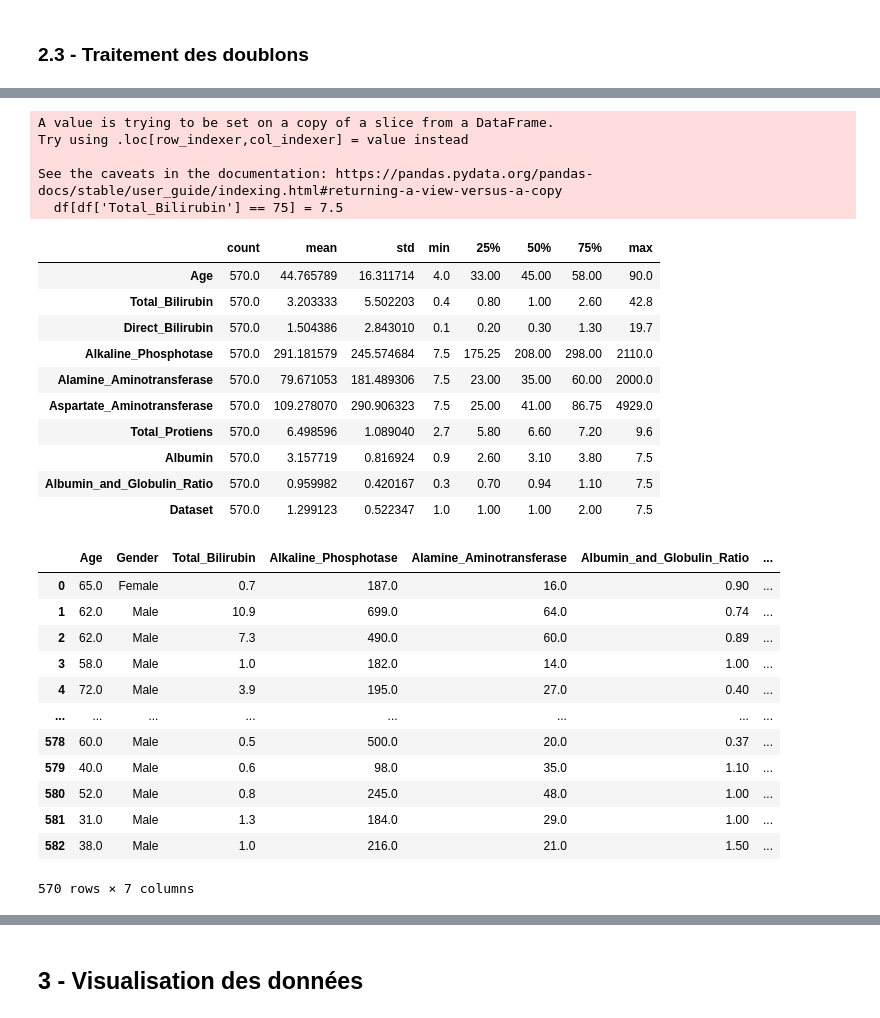
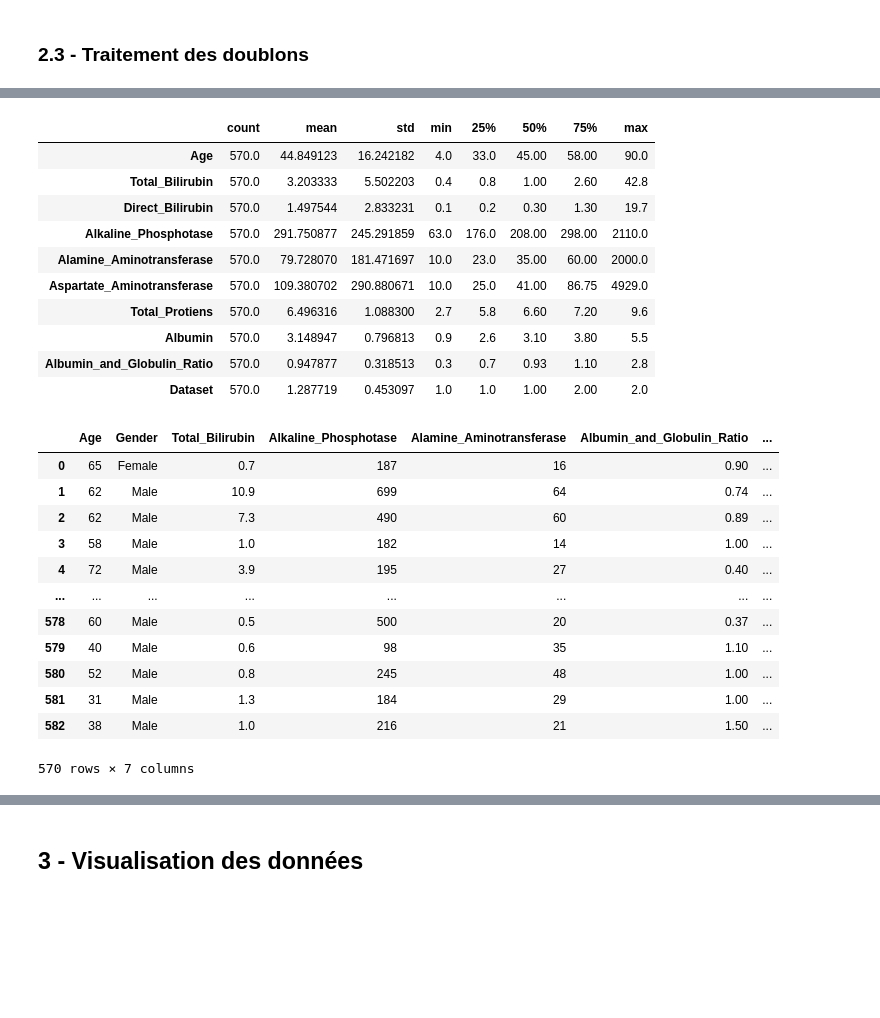
Before and after one commit to Dim2960/semiology_AI, a Jupyter notebook: foie_folder/cleaning_foie.ipynb, the cells around one changed output, grey strips where cells are left out. Drawn from its saved outputs; the diff is of its cells as text; code cells hidden in the pictures; blank space fills up the shorter version.

```diff
--- a/foie_folder/cleaning_foie.ipynb
+++ b/foie_folder/cleaning_foie.ipynb
@@ -272,26 +270,21 @@ array(['Female', 'Male', 7.5], dtype=object)
 # %%
 # changement de la valeur 75 dans la colonne total_bilirubine à 7.5
 
-df[df['Total_Bilirubin'] == 75] = 7.5
+df.loc[df['Total_Bilirubin'] == 75, 'Total_Bilirubin'] = 7.5
 
 df.describe().T
 # %% [output]
-A value is trying to be set on a copy of a slice from a DataFrame.
-Try using .loc[row_indexer,col_indexer] = value instead
-
-See the caveats in the documentation: https://pandas.pydata.org/pandas-docs/stable/user_guide/indexing.html#returning-a-view-versus-a-copy
-  df[df['Total_Bilirubin'] == 75] = 7.5
 |  | count | mean | std | min | 25% | 50% | 75% | max |
-| Age | 570.0 | 44.765789 | 16.311714 | 4.0 | 33.00 | 45.00 | 58.00 | 90.0 |
-| Total_Bilirubin | 570.0 | 3.203333 | 5.502203 | 0.4 | 0.80 | 1.00 | 2.60 | 42.8 |
-| Direct_Bilirubin | 570.0 | 1.504386 | 2.843010 | 0.1 | 0.20 | 0.30 | 1.30 | 19.7 |
-| Alkaline_Phosphotase | 570.0 | 291.181579 | 245.574684 | 7.5 | 175.25 | 208.00 | 298.00 | 2110.0 |
-| Alamine_Aminotransferase | 570.0 | 79.671053 | 181.489306 | 7.5 | 23.00 | 35.00 | 60.00 | 2000.0 |
-| Aspartate_Aminotransferase | 570.0 | 109.278070 | 290.906323 | 7.5 | 25.00 | 41.00 | 86.75 | 4929.0 |
-| Total_Protiens | 570.0 | 6.498596 | 1.089040 | 2.7 | 5.80 | 6.60 | 7.20 | 9.6 |
-| Albumin | 570.0 | 3.157719 | 0.816924 | 0.9 | 2.60 | 3.10 | 3.80 | 7.5 |
-| Albumin_and_Globulin_Ratio | 570.0 | 0.959982 | 0.420167 | 0.3 | 0.70 | 0.94 | 1.10 | 7.5 |
-| Dataset | 570.0 | 1.299123 | 0.522347 | 1.0 | 1.00 | 1.00 | 2.00 | 7.5 |
+| Age | 570.0 | 44.849123 | 16.242182 | 4.0 | 33.0 | 45.00 | 58.00 | 90.0 |
+| Total_Bilirubin | 570.0 | 3.203333 | 5.502203 | 0.4 | 0.8 | 1.00 | 2.60 | 42.8 |
+| Direct_Bilirubin | 570.0 | 1.497544 | 2.833231 | 0.1 | 0.2 | 0.30 | 1.30 | 19.7 |
+| Alkaline_Phosphotase | 570.0 | 291.750877 | 245.291859 | 63.0 | 176.0 | 208.00 | 298.00 | 2110.0 |
+| Alamine_Aminotransferase | 570.0 | 79.728070 | 181.471697 | 10.0 | 23.0 | 35.00 | 60.00 | 2000.0 |
+| Aspartate_Aminotransferase | 570.0 | 109.380702 | 290.880671 | 10.0 | 25.0 | 41.00 | 86.75 | 4929.0 |
+| Total_Protiens | 570.0 | 6.496316 | 1.088300 | 2.7 | 5.8 | 6.60 | 7.20 | 9.6 |
+| Albumin | 570.0 | 3.148947 | 0.796813 | 0.9 | 2.6 | 3.10 | 3.80 | 5.5 |
+| Albumin_and_Globulin_Ratio | 570.0 | 0.947877 | 0.318513 | 0.3 | 0.7 | 0.93 | 1.10 | 2.8 |
+| Dataset | 570.0 | 1.287719 | 0.453097 | 1.0 | 1.0 | 1.00 | 2.00 | 2.0 |
 # %%
 # Drop des colonnes Direct_Bilirubin, Aspartate_Aminotransferase, Total_Protiens, Albumin car trop correler avec les autres
 
@@ -299,15 +292,15 @@ df_cleaned =  df.drop(columns=['Direct_Bilirubin', 'Aspartate_Aminotransferase',
 df_cleaned
 # %% [output]
 |  | Age | Gender | Total_Bilirubin | Alkaline_Phosphotase | Alamine_Aminotransferase | Albumin_and_Globulin_Ratio | ... |
-| 0 | 65.0 | Female | 0.7 | 187.0 | 16.0 | 0.90 | ... |
-| 1 | 62.0 | Male | 10.9 | 699.0 | 64.0 | 0.74 | ... |
-| 2 | 62.0 | Male | 7.3 | 490.0 | 60.0 | 0.89 | ... |
-| 3 | 58.0 | Male | 1.0 | 182.0 | 14.0 | 1.00 | ... |
-| 4 | 72.0 | Male | 3.9 | 195.0 | 27.0 | 0.40 | ... |
+| 0 | 65 | Female | 0.7 | 187 | 16 | 0.90 | ... |
+| 1 | 62 | Male | 10.9 | 699 | 64 | 0.74 | ... |
+| 2 | 62 | Male | 7.3 | 490 | 60 | 0.89 | ... |
+| 3 | 58 | Male | 1.0 | 182 | 14 | 1.00 | ... |
+| 4 | 72 | Male | 3.9 | 195 | 27 | 0.40 | ... |
 | ... | ... | ... | ... | ... | ... | ... | ... |
-| 578 | 60.0 | Male | 0.5 | 500.0 | 20.0 | 0.37 | ... |
-| 579 | 40.0 | Male | 0.6 | 98.0 | 35.0 | 1.10 | ... |
-| 580 | 52.0 | Male | 0.8 | 245.0 | 48.0 | 1.00 | ... |
-| 581 | 31.0 | Male | 1.3 | 184.0 | 29.0 | 1.00 | ... |
-| 582 | 38.0 | Male | 1.0 | 216.0 | 21.0 | 1.50 | ... |
+| 578 | 60 | Male | 0.5 | 500 | 20 | 0.37 | ... |
+| 579 | 40 | Male | 0.6 | 98 | 35 | 1.10 | ... |
+| 580 | 52 | Male | 0.8 | 245 | 48 | 1.00 | ... |
+| 581 | 31 | Male | 1.3 | 184 | 29 | 1.00 | ... |
+| 582 | 38 | Male | 1.0 | 216 | 21 | 1.50 | ... |
 570 rows × 7 columns
```
Also changed, not shown: parts of 18 cells of this notebook.
